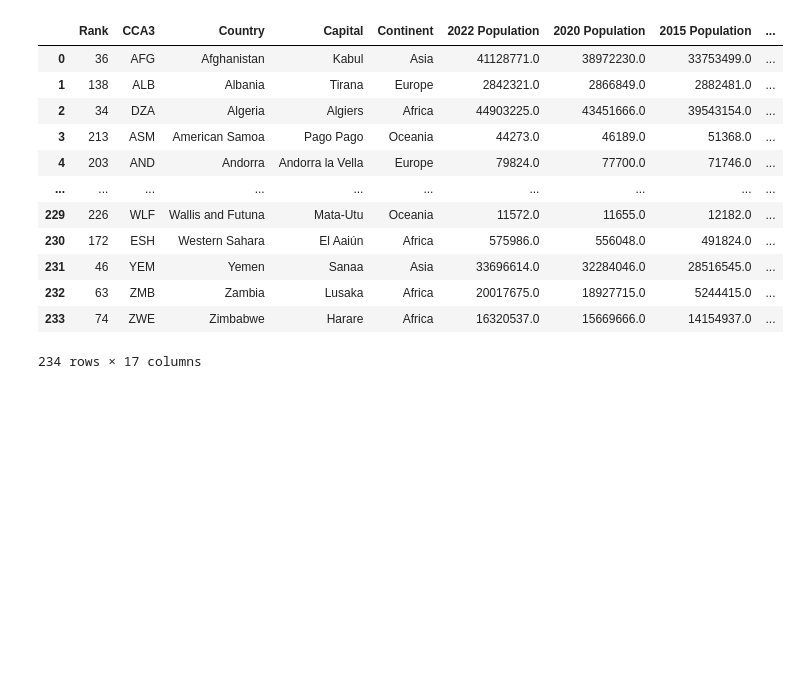
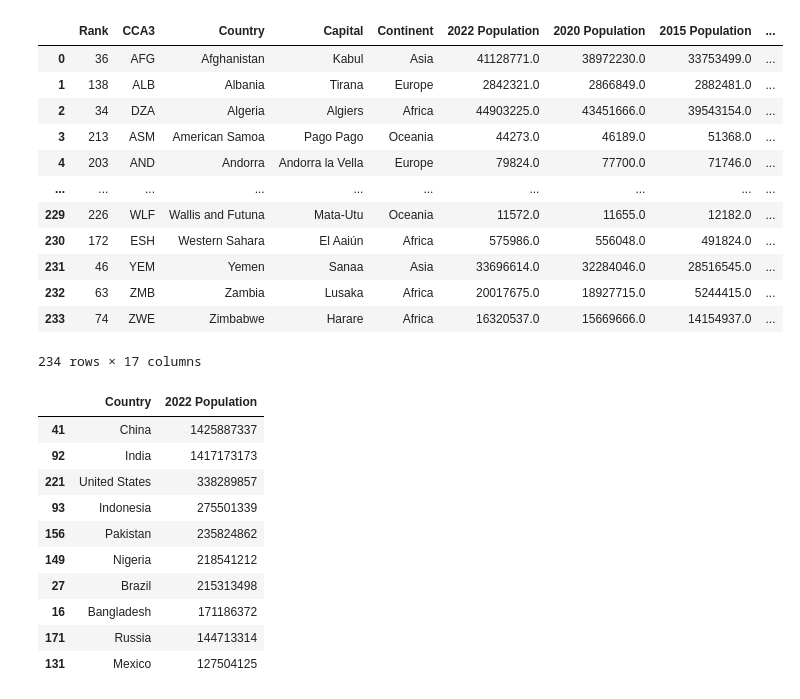
Before and after one commit to akyadav-dev/Data-Analyst-project, a Jupyter notebook: AyushKumarYadav2026B01010475.ipynb, the cells around one changed output. Drawn from its saved outputs; the diff is of its cells as text; code cells hidden in the pictures; blank space fills up the shorter version.

```diff
--- a/AyushKumarYadav2026B01010475.ipynb
+++ b/AyushKumarYadav2026B01010475.ipynb
@@ -251,3 +256,19 @@ df
 | 232 | 63 | ZMB | Zambia | Lusaka | Africa | 20017675.0 | 18927715.0 | 5244415.0 | ... |
 | 233 | 74 | ZWE | Zimbabwe | Harare | Africa | 16320537.0 | 15669666.0 | 14154937.0 | ... |
 234 rows × 17 columns
+# %%
+#largest country population wise
+
+df.nlargest(10, '2022 Population')[['Country', '2022 Population']]
+# %% [output]
+|  | Country | 2022 Population |
+| 41 | China | 1425887337 |
+| 92 | India | 1417173173 |
+| 221 | United States | 338289857 |
+| 93 | Indonesia | 275501339 |
+| 156 | Pakistan | 235824862 |
+| 149 | Nigeria | 218541212 |
+| 27 | Brazil | 215313498 |
+| 16 | Bangladesh | 171186372 |
+| 171 | Russia | 144713314 |
+| 131 | Mexico | 127504125 |
```
Also changed, not shown: parts of 7 cells of this notebook, 2 other files.
